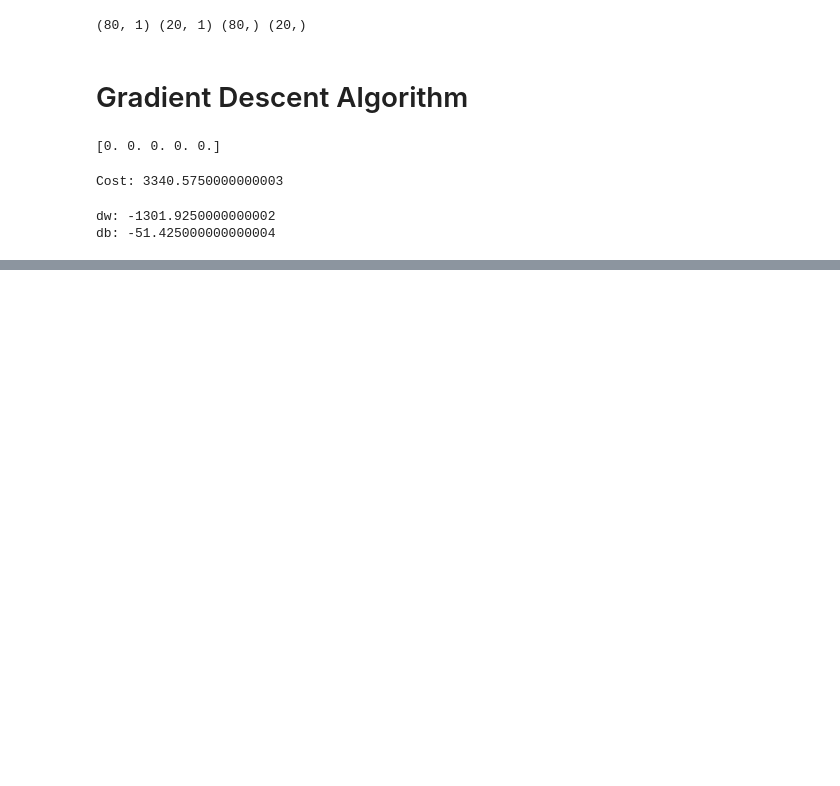
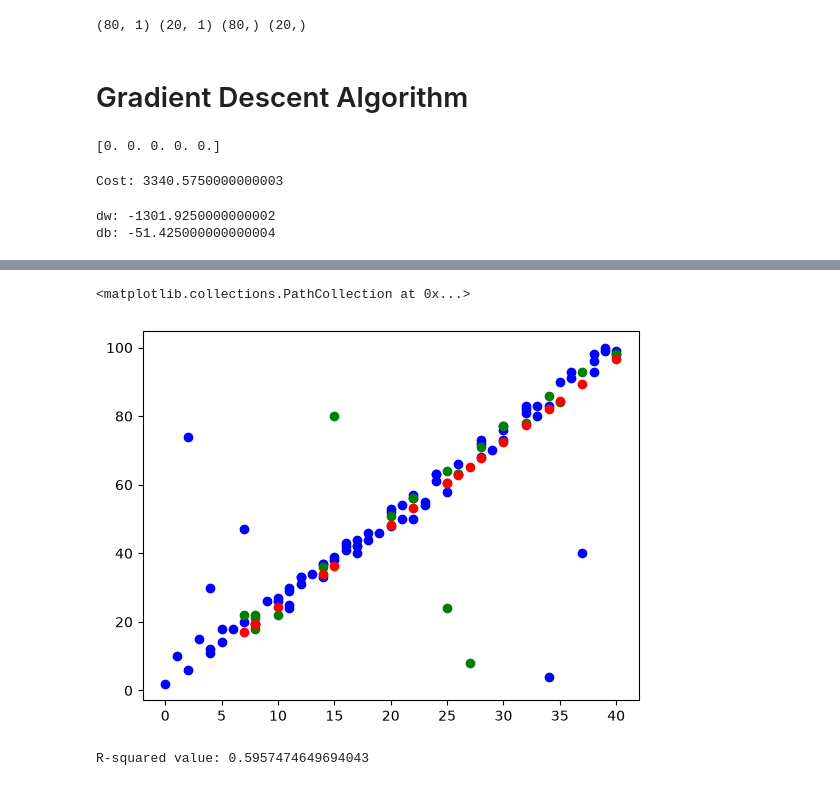
Before and after one commit to syedyaser235/ml-handson, a Jupyter notebook: Linear Regression/single variable linear regression.ipynb, the cells around one changed output, grey strips where cells are left out. Cells and saved outputs as stored; diff of their text form; code cells hidden in the pictures; blank space fills up the shorter version.

```diff
--- a/Linear Regression/single variable linear regression.ipynb
+++ b/Linear Regression/single variable linear regression.ipynb
@@ -113,0 +181,18 @@ db: -51.425000000000004
+# %%
+# Actual vs Predicted values plot along with training data
+
+plt.scatter(X_train, y_train, color='blue', label='Training Data')
+plt.scatter(X_test, y_test, color='green', label='Actual Values')
+plt.scatter(X_test, y_test_pred, color='red', label='Predicted Values')
+# %% [output]
+<matplotlib.collections.PathCollection at 0x...>
+[figure, added]
+# %%
+# testing the model on test data
+y_test_pred = predict(X_test, w, b)
+# accuracy of the model
+from sklearn.metrics import r2_score
+r2 = r2_score(y_test, y_test_pred)
+print("R-squared value:", r2)
+# %% [output]
+R-squared value: 0.5957474649694043
```
Also changed, not shown: parts of 11 cells of this notebook.
